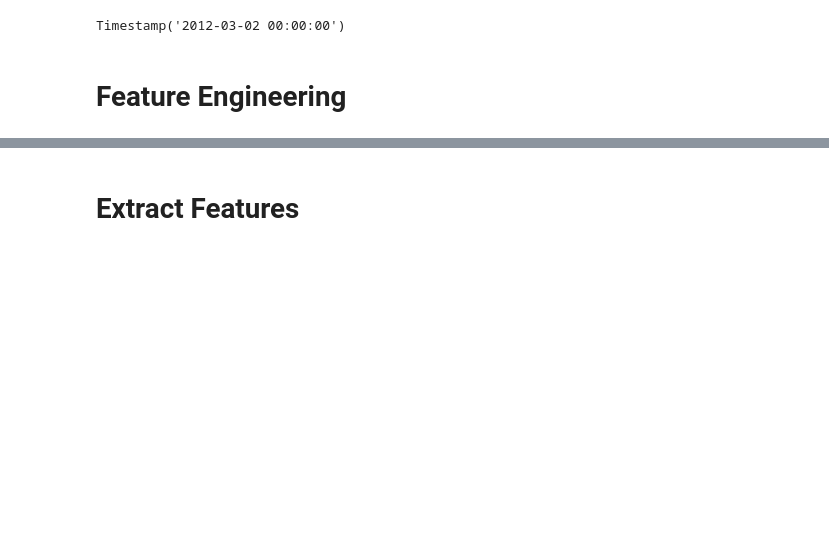
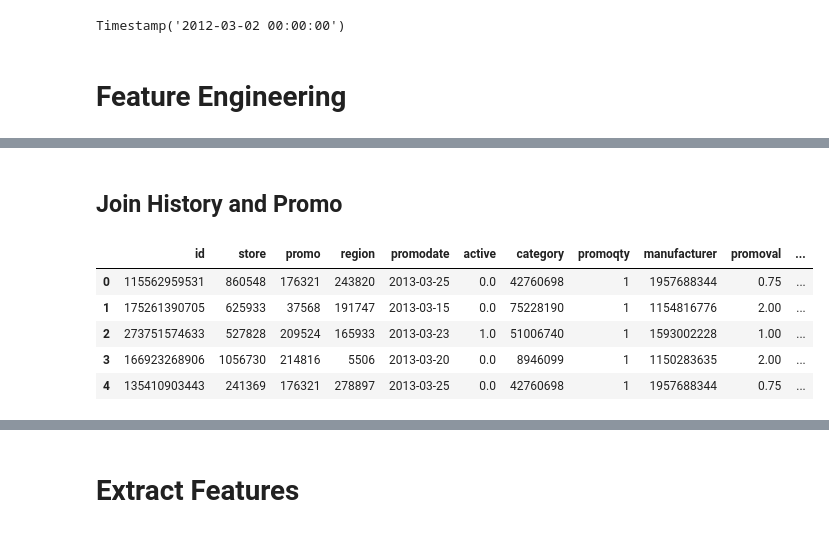
Before and after one commit to MiracleSkyHawk/RSM8521_A5_Final, a Jupyter notebook: Changsong Yang - Assignment 3.ipynb, the cells around one changed output, grey strips where cells are left out. Cells and saved outputs as stored; diff of their text form; code cells hidden in the pictures; blank space fills up the shorter version.

```diff
--- a/Changsong Yang - Assignment 3.ipynb
+++ b/Changsong Yang - Assignment 3.ipynb
@@ -93,0 +203,12 @@ Timestamp('2012-03-02 00:00:00')
+# %% [markdown]
+## Join History and Promo
+# %%
+train_promo_merged = pd.merge(train_history, promos, how='left', on='promo')
+train_promo_merged.head()
+# %% [output]
+|  | id | store | promo | region | promodate | active | category | promoqty | manufacturer | promoval | ... |
+| 0 | 115562959531 | 860548 | 176321 | 243820 | 2013-03-25 | 0.0 | 42760698 | 1 | 1957688344 | 0.75 | ... |
+| 1 | 175261390705 | 625933 | 37568 | 191747 | 2013-03-15 | 0.0 | 75228190 | 1 | 1154816776 | 2.00 | ... |
+| 2 | 273751574633 | 527828 | 209524 | 165933 | 2013-03-23 | 1.0 | 51006740 | 1 | 1593002228 | 1.00 | ... |
+| 3 | 166923268906 | 1056730 | 214816 | 5506 | 2013-03-20 | 0.0 | 8946099 | 1 | 1150283635 | 2.00 | ... |
+| 4 | 135410903443 | 241369 | 176321 | 278897 | 2013-03-25 | 0.0 | 42760698 | 1 | 1957688344 | 0.75 | ... |
```
Also changed, not shown: parts of 49 cells of this notebook, 2 other files.
